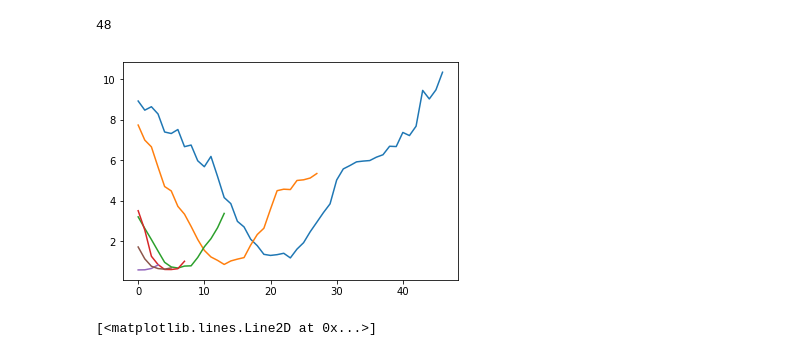
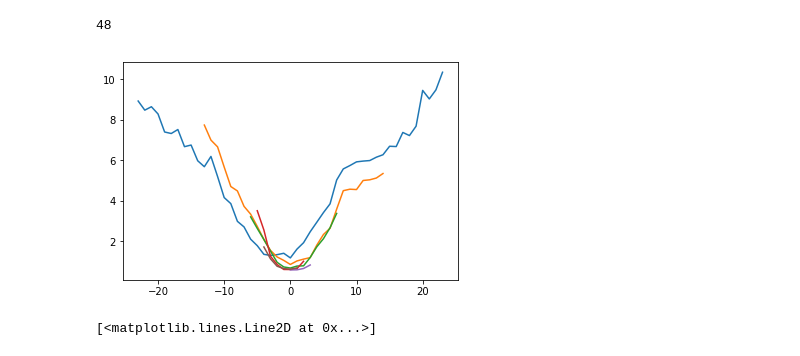
Before and after one commit to zazizizou/gradient_ansatz, a Jupyter notebook: DoF_cailb.ipynb, the cells around one changed output. Saved outputs shown, nothing was run; the diff lists cells and outputs as text; code cells hidden in the pictures.

```diff
--- a/DoF_cailb.ipynb
+++ b/DoF_cailb.ipynb
@@ -145,9 +146,10 @@ for cb in calib_bubbles:
     curves.append(cb_curve)
 # %%
 for cu in curves:
-    plt.plot(cu)
+    xx = np.arange(0, len(cu))
+    plt.plot(xx-np.argmin(cu), cu)
 # %% [output]
-[figure, old version]
+[figure, new version]
 # %%
 plt.plot(curves[-3])
 # %% [output]
```
Also changed, not shown: parts of 20 cells of this notebook, 1 other file.
